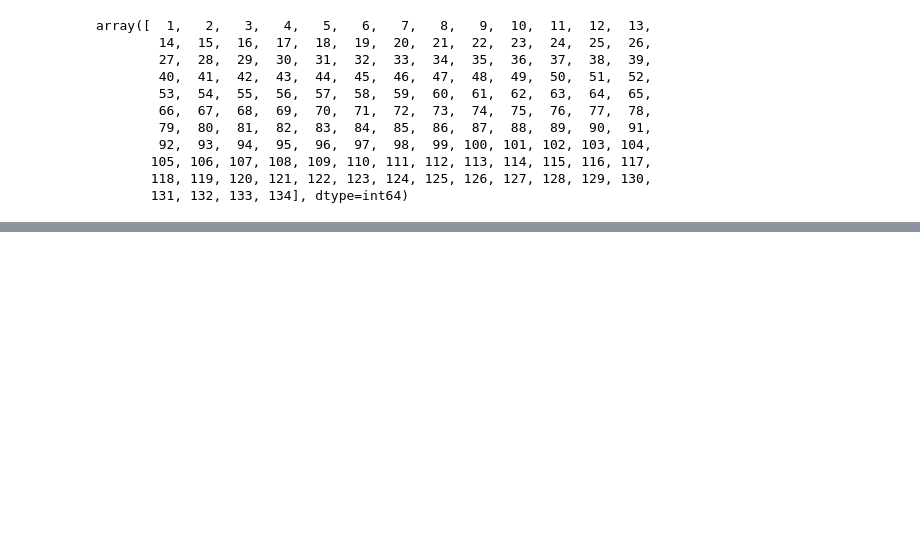
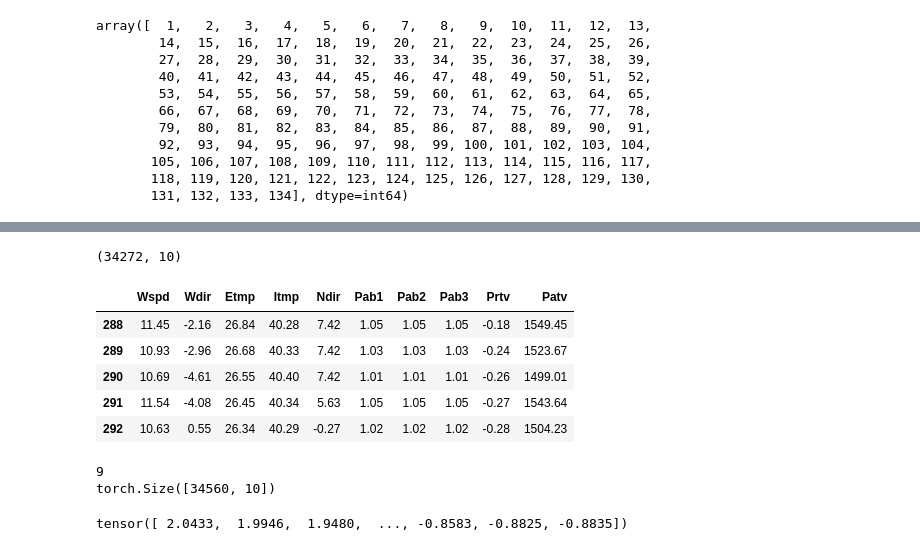
Before and after one commit to GKDGKD/KDD_CUP_2022, a Jupyter notebook: notebook/dataset_define.ipynb, the cells around one changed output, grey strips where cells are left out. Cells and saved outputs as stored; diff of their text form; code cells hidden in the pictures; blank space fills up the shorter version.

```diff
--- a/notebook/dataset_define.ipynb
+++ b/notebook/dataset_define.ipynb
@@ -273,7 +297,7 @@ class WindTurbineDataset(Dataset):
 data_path  = '../data/train/'
 filename   = 'wtbdata_245days.csv'
 flag       = 'train'
-input_len  = 144
+input_len  = 288
 output_len = 288
 size       = [input_len, output_len]
 task       = 'MS'
@@ -281,12 +305,12 @@ target     = 'Patv'
 start_col  = 3
 turbine_id = 0
 day_len    = 144
-train_days = 153
-val_days   = 16
-test_days  = 15
-total_days = 184
+train_days = 240
+val_days   = 3
+test_days  = 2
+total_days = 245
 
-data_set = WindTurbineDataset(
+data_train = WindTurbineDataset(
     data_path  = data_path,
     filename   = filename,
     flag       = flag,
@@ -503,0 +363,21 @@ class TimeSeriesDataLoader:
+# %%
+df_raw = data_train.get_raw_data()
+print(df_raw.shape)
+df_raw.head()
+# %% [output]
+(34272, 10)
+|  | Wspd | Wdir | Etmp | Itmp | Ndir | Pab1 | Pab2 | Pab3 | Prtv | Patv |
+| 288 | 11.45 | -2.16 | 26.84 | 40.28 | 7.42 | 1.05 | 1.05 | 1.05 | -0.18 | 1549.45 |
+| 289 | 10.93 | -2.96 | 26.68 | 40.33 | 7.42 | 1.03 | 1.03 | 1.03 | -0.24 | 1523.67 |
+| 290 | 10.69 | -4.61 | 26.55 | 40.40 | 7.42 | 1.01 | 1.01 | 1.01 | -0.26 | 1499.01 |
+| 291 | 11.54 | -4.08 | 26.45 | 40.34 | 5.63 | 1.05 | 1.05 | 1.05 | -0.27 | 1543.64 |
+| 292 | 10.63 | 0.55 | 26.34 | 40.29 | -0.27 | 1.02 | 1.02 | 1.02 | -0.28 | 1504.23 |
+# %%
+target_col = df_raw.columns.get_loc('Patv')
+print(target_col)
+print(data_train.data_y.shape)
+data_train.data_y[input_len:, target_col]
+# %% [output]
+9
+torch.Size([34560, 10])
+tensor([ 2.0433,  1.9946,  1.9480,  ..., -0.8583, -0.8825, -0.8835])
```
Also changed, not shown: parts of 37 cells of this notebook, 6 other files.
